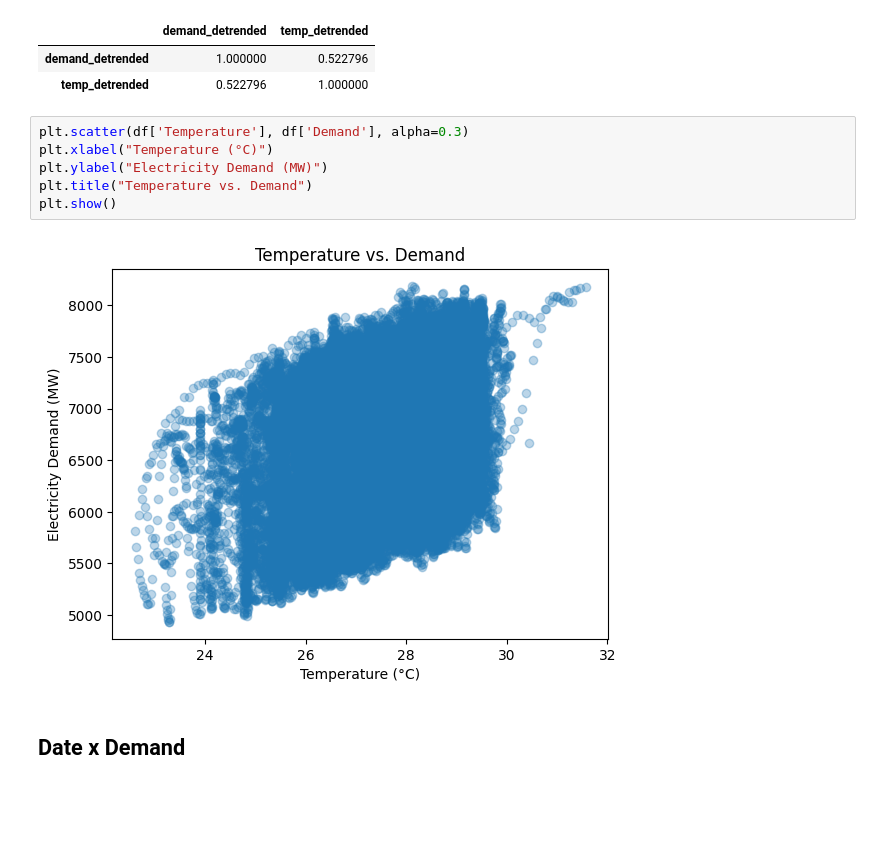
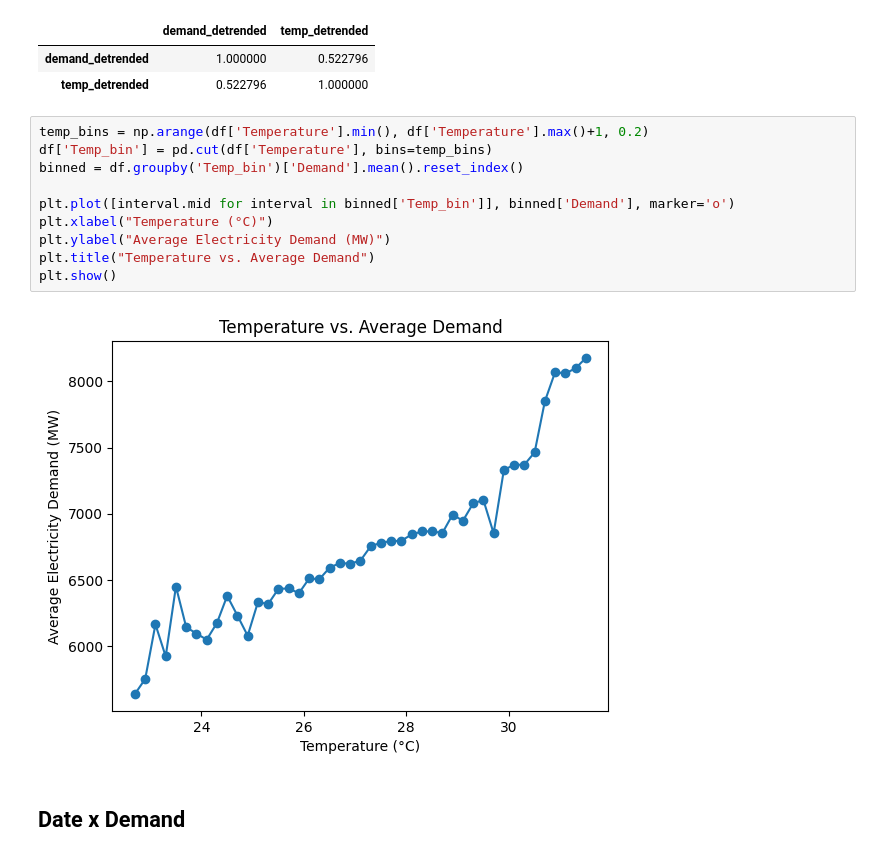
Before and after one commit to lebready/electricity_forecasty, a Jupyter notebook: ema_eda.ipynb, the cells around one changed output. Drawn from its saved outputs; the diff is of its cells as text; blank space fills up the shorter version.

```diff
--- a/ema_eda.ipynb
+++ b/ema_eda.ipynb
@@ -50,14 +53,18 @@ df[['demand_detrended', 'temp_detrended']].corr()
 |  | demand_detrended | temp_detrended |
 | demand_detrended | 1.000000 | 0.522796 |
 | temp_detrended | 0.522796 | 1.000000 |
-# %%
-plt.scatter(df['Temperature'], df['Demand'], alpha=0.3)
-plt.xlabel("Temperature (°C)")
-plt.ylabel("Electricity Demand (MW)")
-plt.title("Temperature vs. Demand")
-plt.show()
-# %% [output]
-[figure, removed]
+# %%
+temp_bins = np.arange(df['Temperature'].min(), df['Temperature'].max()+1, 0.2)
+df['Temp_bin'] = pd.cut(df['Temperature'], bins=temp_bins)
+binned = df.groupby('Temp_bin')['Demand'].mean().reset_index()
+
+plt.plot([interval.mid for interval in binned['Temp_bin']], binned['Demand'], marker='o')
+plt.xlabel("Temperature (°C)")
+plt.ylabel("Average Electricity Demand (MW)")
+plt.title("Temperature vs. Average Demand")
+plt.show()
+# %% [output]
+[figure, added]
 # %% [markdown]
 ## Date x Demand
 # %% [markdown]
```
Also changed, not shown: parts of 16 cells of this notebook, 1 other file.
